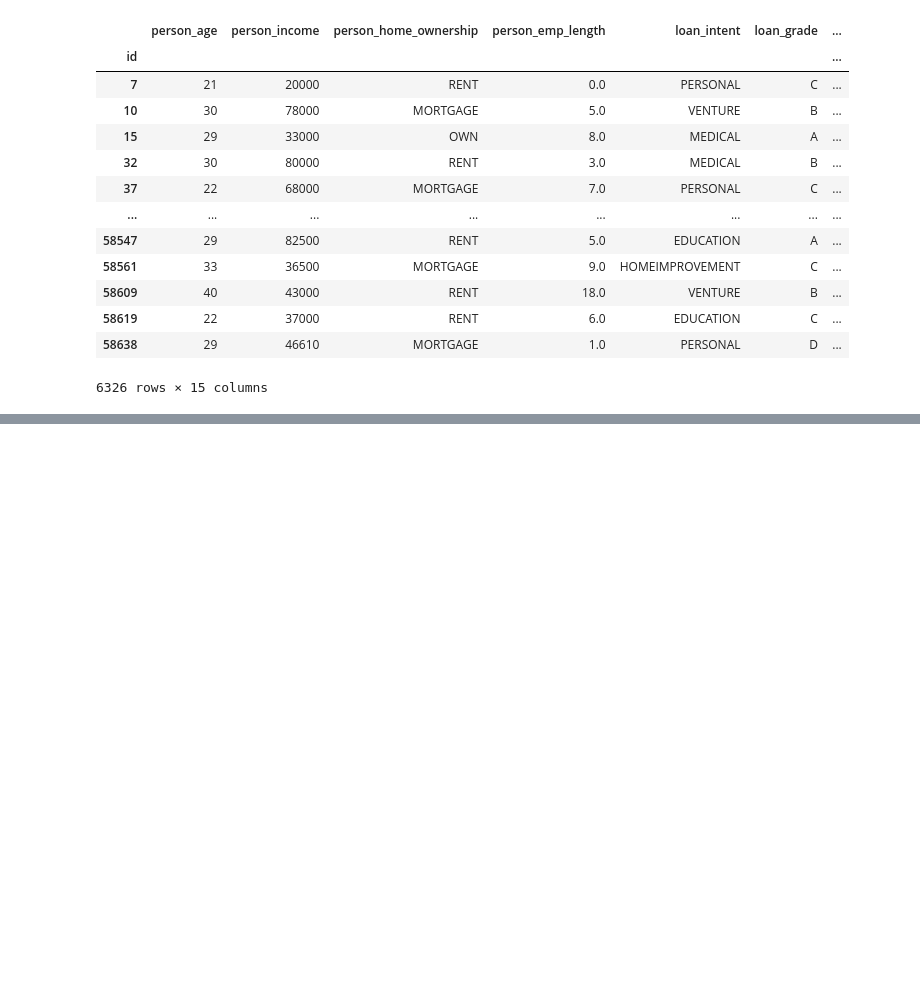
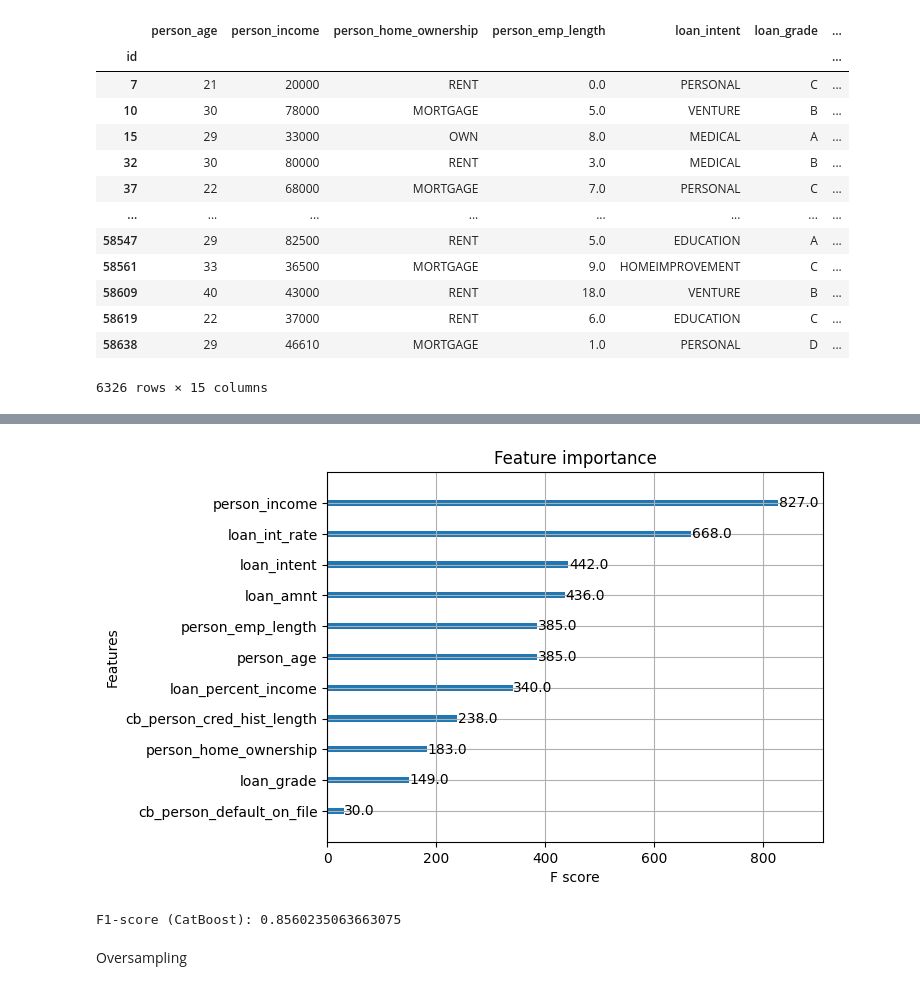
Before and after one commit to DevCorse-04/Devcourse4-3TP-DA, a Jupyter notebook: lkm_ml/compare_model.ipynb, the cells around one changed output, grey strips where cells are left out. Cells and saved outputs as stored; diff of their text form; code cells hidden in the pictures; blank space fills up the shorter version.

```diff
--- a/lkm_ml/compare_model.ipynb
+++ b/lkm_ml/compare_model.ipynb
@@ -356,0 +401,22 @@ Under_sclaed
+# %%
+X_new = pd.concat([X_1, df_sampled.drop('loan_status', axis=1)], ignore_index=True)
+y_new = pd.concat([y1, df_sampled['loan_status']], ignore_index=True)
+# %%
+X_train, X_test, y_train, y_test = train_test_split(
+    X_new, y_new,
+    test_size=0.2,
+    shuffle=True,
+    random_state=SEED
+)
+# %%
+temp_df = X_train
+temp_df['loan_status'] = y_train
+temp_df = temp_df[temp_df['person_income'] < 400000]
+X_train = temp_df.drop('loan_status', axis=1)
+y_train = temp_df['loan_status']
+# %%
+xgb_model = xgb.XGBClassifier(enable_categorical=True, random_state=SEED)
+xgb_model.fit(X_train, y_train)
+
+# 예측 및 평가
+y_pred = xgb_model.predict(X_test)
@@ -356,0 +449,20 @@ Under_sclaed
+# %%
+from xgboost import plot_importance
+# 특성 중요도 시각화
+plot_importance(xgb_model)
+plt.show()
+# %% [output]
+[figure, added]
+# %%
+from catboost import CatBoostClassifier
+
+# CatBoost 모델 생성 및 학습
+catboost_model = CatBoostClassifier(logging_level='Silent', cat_features=categorical_features, random_state=55)
+catboost_model.fit(X_train, y_train)
+
+# 예측 및 평가
+y_pred = catboost_model.predict(X_test)
+print("roc auc score (XGBoost):", roc_auc_score(y_test, y_pred))
+print(classification_report(y_test, y_pred))
+# %% [output]
+F1-score (CatBoost): 0.8560235063663075
@@ -356,0 +486,2 @@ Under_sclaed
+# %% [markdown]
+Oversampling
```
Also changed, not shown: parts of 25 cells of this notebook, 1 other file.
